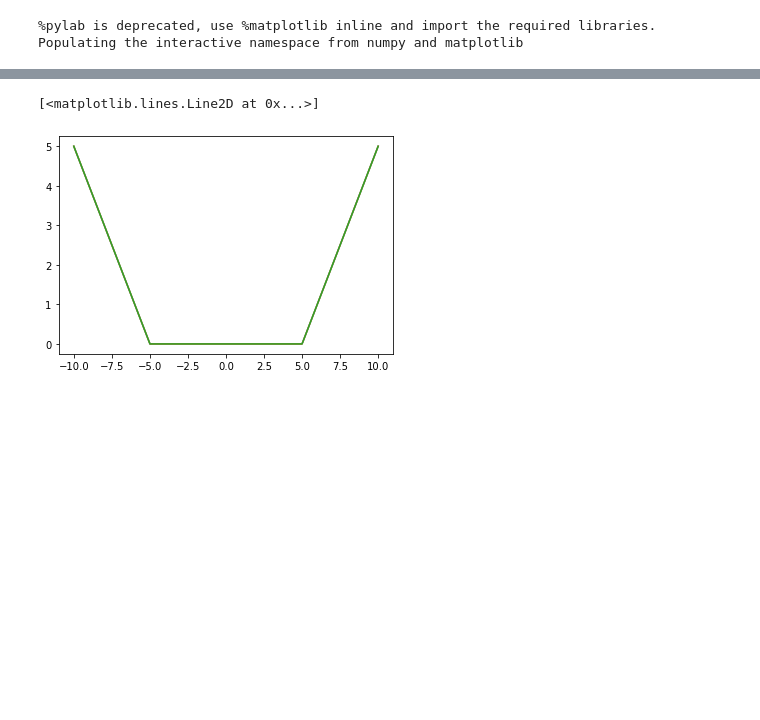
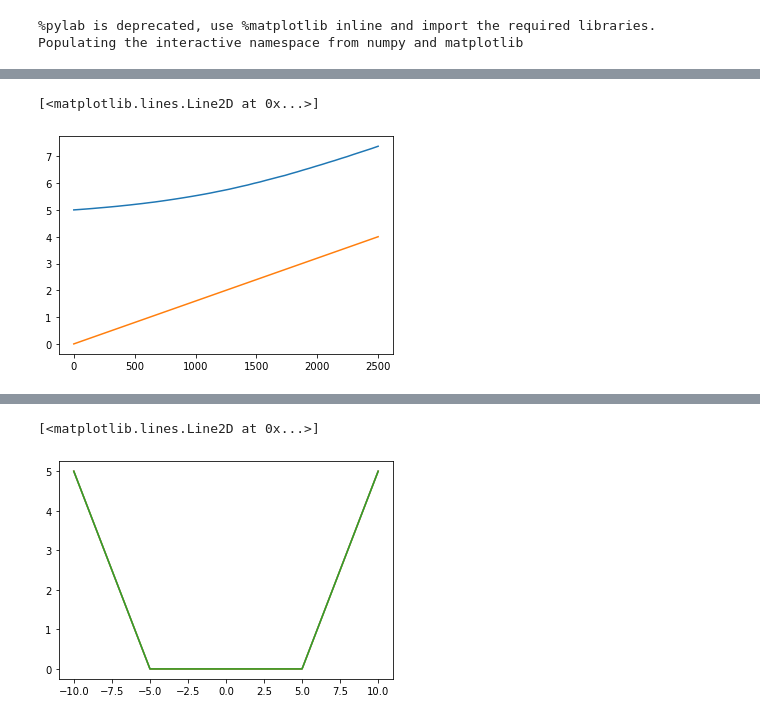
Before and after one commit to CovingtonResearchGroup/champ, a Jupyter notebook: champ/Examples/Chow-Benchmark-test.ipynb, the cells around one changed output, grey strips where cells are left out. Saved outputs shown, nothing was run; the diff lists cells and outputs as text; code cells hidden in the pictures; blank space fills up the shorter version.

```diff
--- a/champ/Examples/Chow-Benchmark-test.ipynb
+++ b/champ/Examples/Chow-Benchmark-test.ipynb
@@ -12,12 +12,15 @@ Q_cfs = 400.
 cumecs_per_cfs = 0.0283
 Q = Q_cfs * cumecs_per_cfs
 Manning_n = 0.025
-R_h =
-f =
-
+g = 9.8 * ft_per_m
+R_h_approx = 2.7 # feet
+K = 1.5
+f = 8*g*Manning_n**2/K**2/R_h_approx**(1/3)
+L = 2500/ft_per_m
 
 shape_dict = {'name': 'trapezoid', 'bottom_width':bottom_width, 'side_slope':2, 'height':height}
-x = linspace(0,2500, 25)
+x = linspace(0,L, 50)
 bed_slope = 0.0016
 z = bed_slope * x
-sim = multiXCGVF(x, z, shape_dict=shape_dict)
+sim = multiXCGVF(x, z, shape_dict=shape_dict, f=f, Q_w=Q)
+sim.calc_flow(h0=5/ft_per_m)
@@ -23,0 +45,6 @@ sim = multiXCGVF(x, z, shape_dict=shape_dict)
+# %%
+plot(sim.x_arr*ft_per_m, sim.h*ft_per_m)
+plot(sim.x_arr*ft_per_m, sim.z_arr*ft_per_m)
+# %% [output]
+[<matplotlib.lines.Line2D at 0x...>]
+[figure, added]
```
Also changed, not shown: parts of 4 cells of this notebook, 1 other file.
